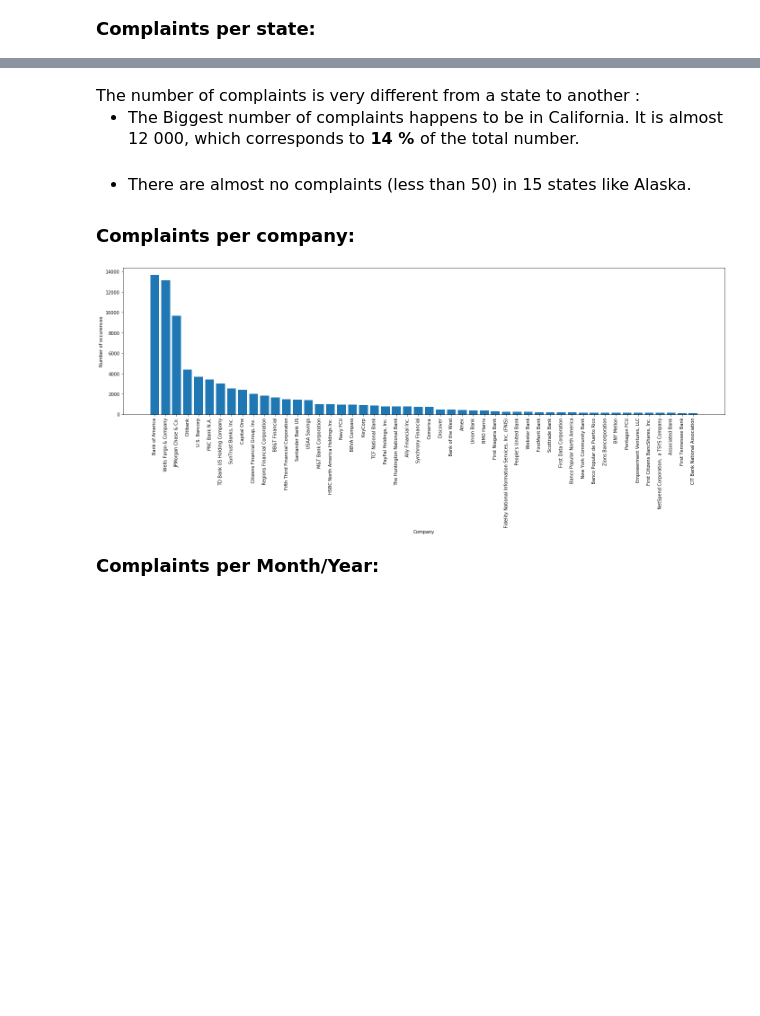
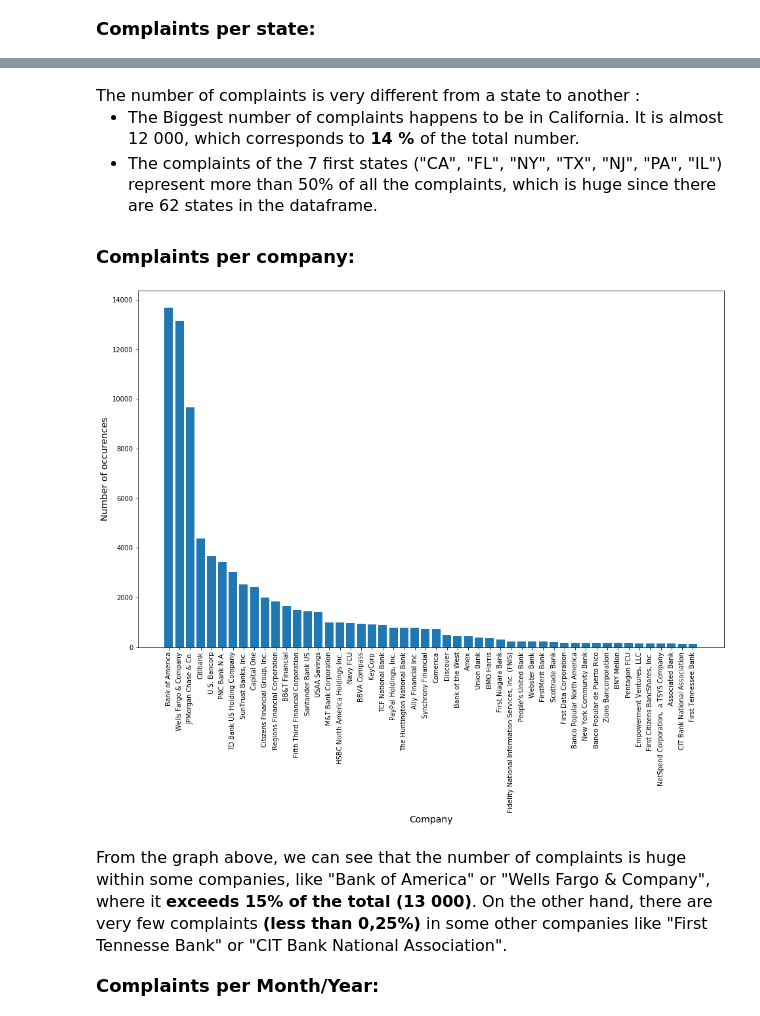
Before and after one commit to aminedassouli/Bank_account, a Jupyter notebook: Bank_Account_or_Service_Complaints.ipynb, the cells around one changed output, grey strips where cells are left out. Cells and saved outputs as stored; diff of their text form; code cells hidden in the pictures; blank space fills up the shorter version.

```diff
--- a/Bank_Account_or_Service_Complaints.ipynb
+++ b/Bank_Account_or_Service_Complaints.ipynb
@@ -27,6 +27,6 @@ PATH_CSV_DATA = "Bank_Account_or_Service_Complaints.csv"
 </font>
 # %%
-def _plot_bar(col_data: pd.Series, number_keep: int = 15, ascending: bool = False, sort_by_index: str = False, x_label: str = None) -> None:
+def plot_bar(col_data: pd.Series, number_keep: int = 15, ascending: bool = False, sort_by_index: str = False, x_label: str = None) -> None:
     """
     Plot a bar chart, where the X-Axis contains the unique values of the Series, and the Y-Axis, the number of occurrences.
 
@@ -52,10 +52,9 @@ def _plot_bar(col_data: pd.Series, number_keep: int = 15, ascending: bool = Fals
         data_to_plot.sort_index(inplace=True)
 
     # Plot the bar
-    plt.xlabel(x_label)
-    plt.ylabel("Number of occurences")
+    plt.xlabel(x_label, {"size": 14})
+    plt.ylabel("Number of occurences", {"size": 14})
     plt.bar(data_to_plot.index, data_to_plot.values[:])
-    print(data_to_plot)
 
     return None
 # %% [markdown]
@@ -194,19 +186,26 @@ Name: State, Length: 62, dtype: int64
 # %% [markdown]
 <font size="3">
 The number of complaints is very different from a state to another :
-<ul><li>The Biggest number of complaints happens to be in California. It is almost 12 000, which corresponds to<b> 14 % </b>of the total number.<br><br>
-<li>There are almost no complaints (less than 50) in 15 states like Alaska.</ul>
+<ul><li>The Biggest number of complaints happens to be in California. It is almost 12 000, which corresponds to<b> 14 % </b>of the total number.
+<li>The complaints of the 7 first states ("CA", "FL", "NY", "TX", "NJ", "PA", "IL") represent more than 50% of all the complaints, which is huge since there are 62 states in the dataframe.</ul>
 </font>
 # %% [markdown]
 <font size=4>
 <b>Complaints per company:</b>
 </font>
 # %%
-plt.figure(figsize=(24,6))
+# Figure configuration
+plt.figure(figsize=(16,10))
 plt.xticks(rotation=90)
-_plot_bar(df_data["Company"], number_keep=50, col_label="Company")
+
+# Plot the bar chart showing the number of complaints per company
+plot_bar(df_data["Company"], number_keep=50, x_label="Company")
 # %% [output]
-[figure, old version]
+[figure, new version]
+# %% [markdown]
+<font size="3">
+From the graph above, we can see that the number of complaints is huge within some companies, like "Bank of America" or "Wells Fargo & Company", where it <b>exceeds 15% of the total (13 000)</b>. On the other hand, there are very few complaints <b>(less than 0,25%)</b> in some other companies like "First Tennesse Bank" or "CIT Bank National Association".
+</font>
 # %% [markdown]
 <font size=4>
 <b>Complaints per Month/Year:</b>
```
Also changed, not shown: parts of 12 cells of this notebook.
